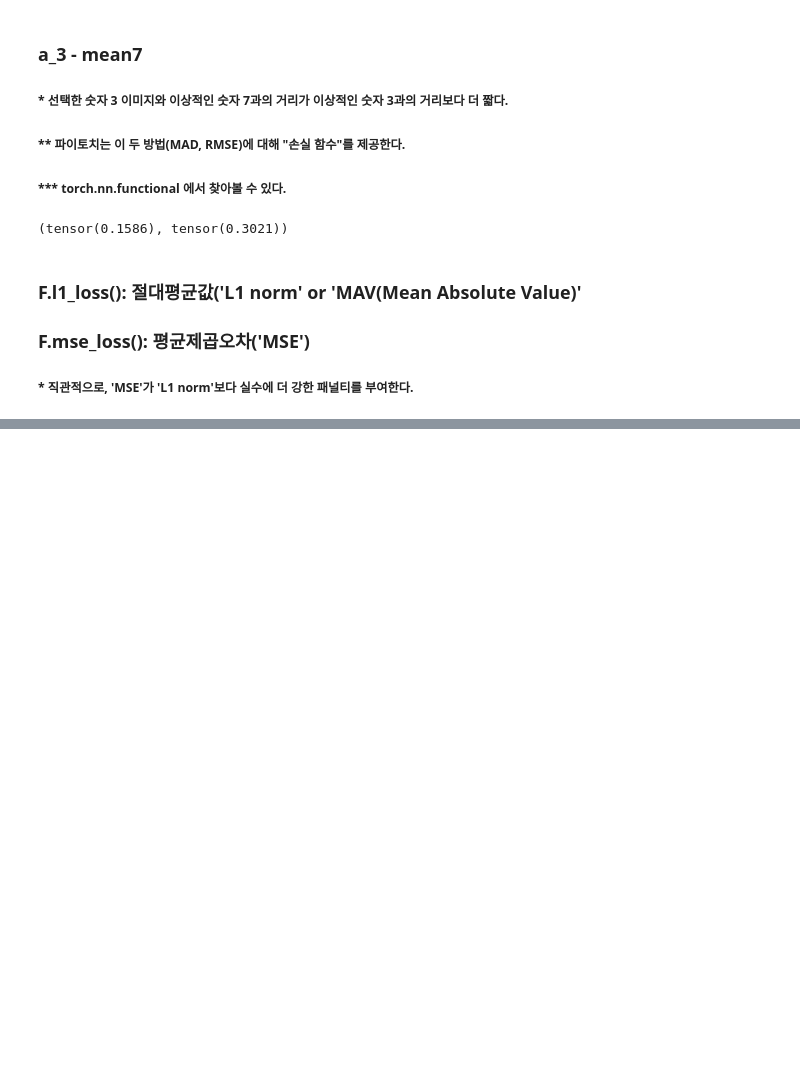
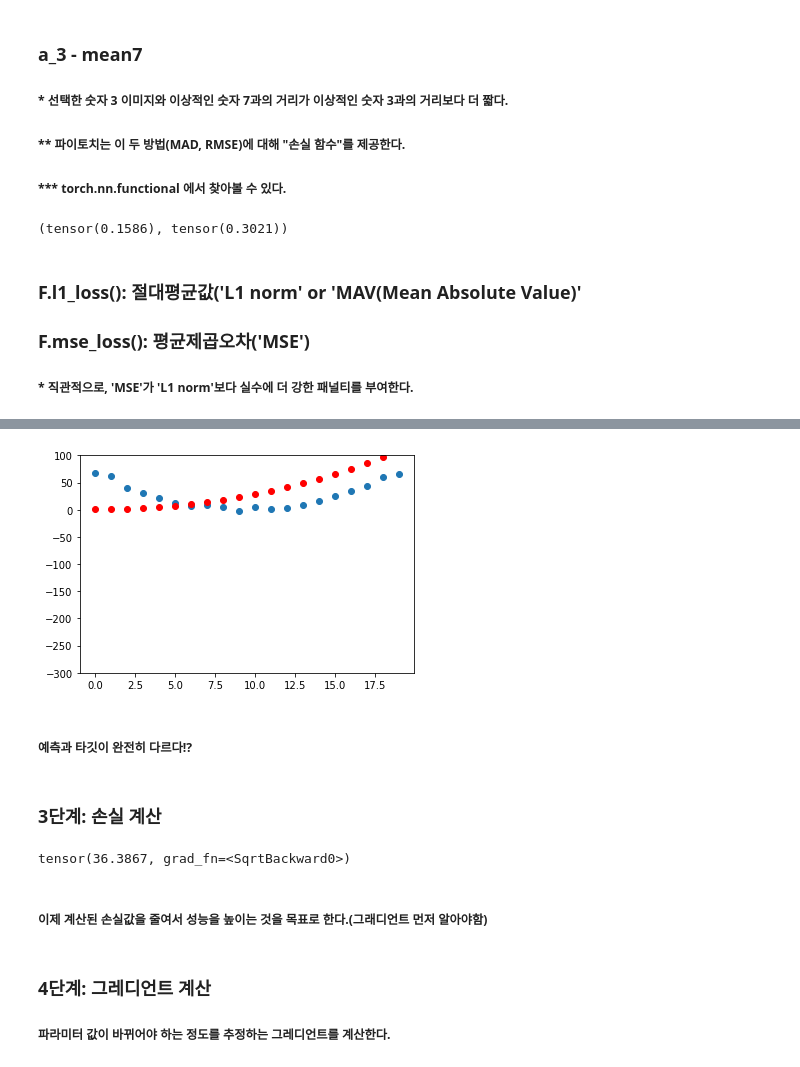
Before and after one commit to hs0224/a-professor-student-research-club, a Jupyter notebook: private/Mr_Mink/Chap04Deeper0.ipynb, the cells around one changed output, grey strips where cells are left out. Drawn from its saved outputs; the diff is of its cells as text; code cells hidden in the pictures; blank space fills up the shorter version.

```diff
--- a/private/Mr_Mink/Chap04Deeper0.ipynb
+++ b/private/Mr_Mink/Chap04Deeper0.ipynb
@@ -215,0 +460,4 @@ F.l1_loss(a_3.float(), mean7), F.mse_loss(a_3, mean7).sqrt()
+# %%
+def f(t, params):
+  a,b,c = params
+  return a*(t**2) + (b*t) + c
@@ -215,0 +468,2 @@ F.l1_loss(a_3.float(), mean7), F.mse_loss(a_3, mean7).sqrt()
+# %%
+params = torch.randn(3).requires_grad_()
@@ -215,0 +472,29 @@ F.l1_loss(a_3.float(), mean7), F.mse_loss(a_3, mean7).sqrt()
+# %%
+# 함수에 입력과 파라미터를 넣어서 예측 계산
+preds = f(time, params)
+# %%
+# 예측과 실제 타깃의 유사도를 그래프로 확인하는 간단한 함수를 만든다.
+def show_preds(preds, ax=None):
+  if ax is None: ax=plt.subplots()[1]
+  ax.scatter(time, speed)
+  ax.scatter(time, to_np(preds), color='red')
+  ax.set_ylim(-300, 100)
+# %%
+show_preds(preds)
+# %% [output]
+[figure, added]
+# %% [markdown]
+##### 예측과 타깃이 완전히 다르다!?
+# %% [markdown]
+### 3단계: 손실 계산
+# %%
+# 손실 계산
+loss = mse(preds, speed)
+loss
+# %% [output]
+tensor(36.3867, grad_fn=<SqrtBackward0>)
+# %% [markdown]
+##### 이제 계산된 손실값을 줄여서 성능을 높이는 것을 목표로 한다.(그래디언트 먼저 알아야함)
+# %% [markdown]
+### 4단계: 그레디언트 계산
+##### 파라미터 값이 바뀌어야 하는 정도를 추정하는 그레디언트를 계산한다.
```
Also changed, not shown: parts of 72 cells of this notebook.
